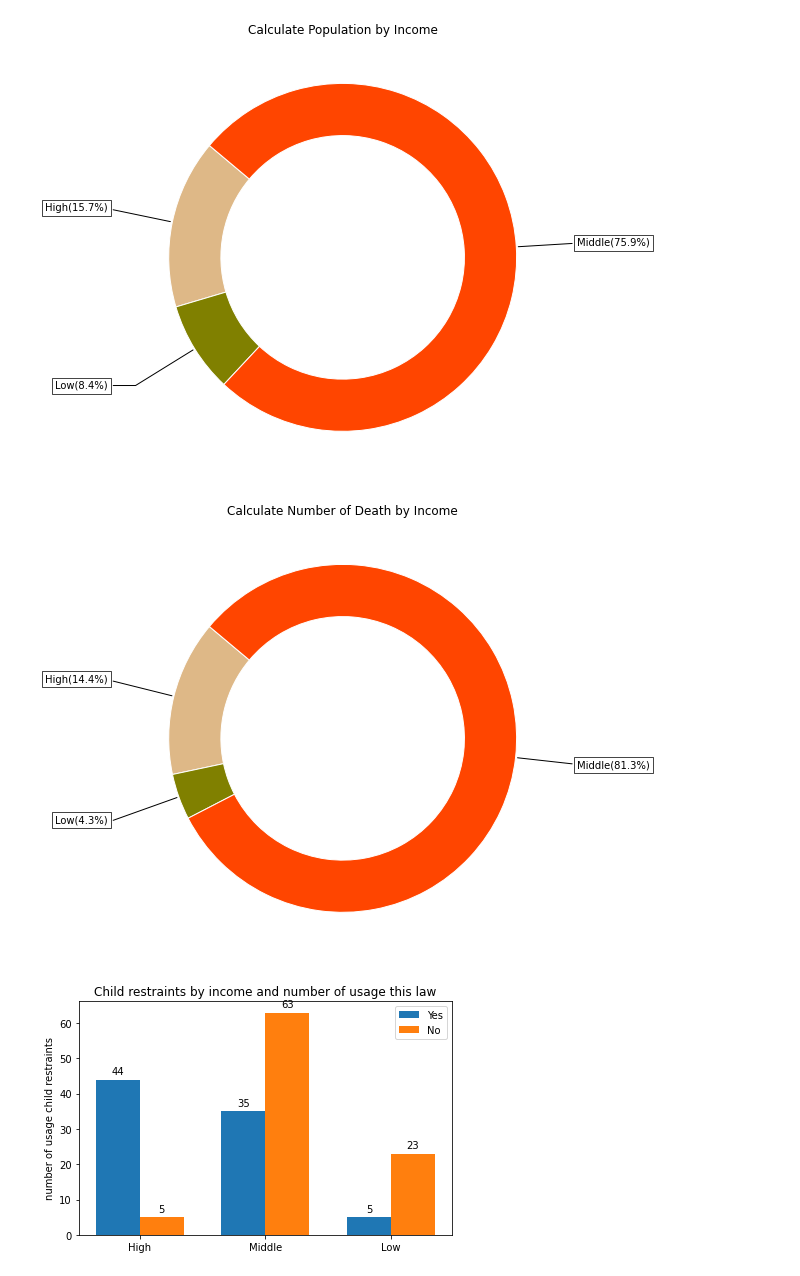
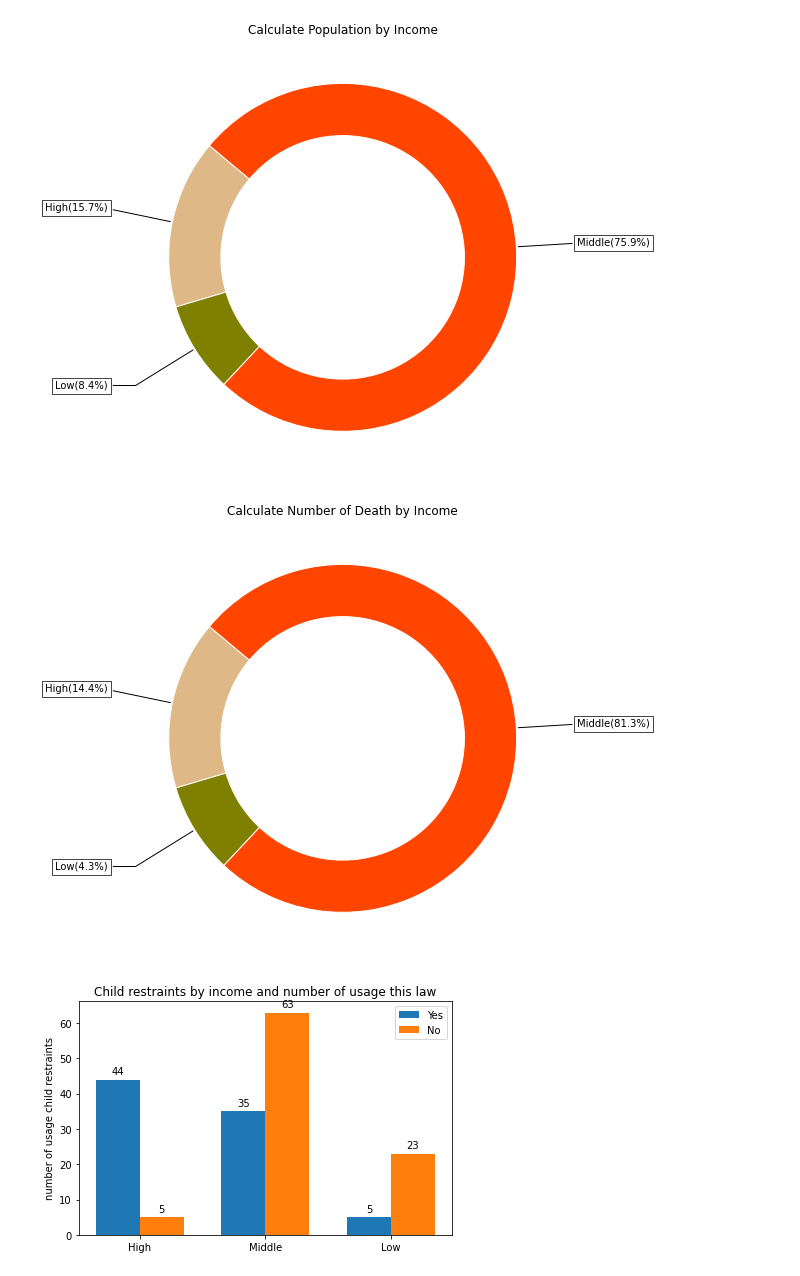
Before and after one commit to cyrusauyeungc/Project_01, a Jupyter notebook: main_parastoo.ipynb, the cells around one changed output. Saved outputs shown, nothing was run; the diff lists cells and outputs as text; code cells hidden in the pictures.

```diff
--- a/main_parastoo.ipynb
+++ b/main_parastoo.ipynb
@@ -313,35 +313,35 @@ plt.show()
 # DounutPlot to calculate number of death by income
 fig, ax = plt.subplots(figsize=(8, 8), subplot_kw=dict(aspect="equal"))
 
 recipe = ["High(14.4%)",
           "Low(4.3%)",
           "Middle(81.3%)",
           ]
 
-data = df_raw_type.groupby("Income levelc")["Reported number of road traffic deaths"].sum()
+data = df_raw_type.groupby("Income levelc")["Population numbers for 2016a"].sum()
 colors = ["burlywood", "olive", "orangered"]
 wedges, texts = ax.pie(data, wedgeprops=dict(width=0.5), startangle=140,colors=colors)
 
 bbox_props = dict(boxstyle="square,pad=0.3", fc="w", ec="k", lw=0.72)
 kw = dict(arrowprops=dict(arrowstyle="-"),
           bbox=bbox_props, zorder=0, va="center")
 plt.setp( wedges, width=0.3, edgecolor='white')
 
 for i, p in enumerate(wedges):
     ang = (p.theta2 - p.theta1)/2. + p.theta1
     y = np.sin(np.deg2rad(ang))
     x = np.cos(np.deg2rad(ang))
     horizontalalignment = {-1: "right", 1: "left"}[int(np.sign(x))]
     connectionstyle = "angle,angleA=0,angleB={}".format(ang)
     kw["arrowprops"].update({"connectionstyle": connectionstyle})
     ax.annotate(recipe[i], xy=(x, y), xytext=(1.35*np.sign(x), 1.4*y),
                 horizontalalignment=horizontalalignment, **kw)
 
 ax.set_title("Calculate Number of Death by Income",fontsize=12)
 plt.savefig("output_data/piechart_deathsbyincome.png")
 plt.show()
 # %% [output]
-[figure, old version]
+[figure, new version]
 # %%
 # Bar chart to present income levels and child restraints
 labels = ['High', 'Middle', 'Low']
```
Also changed, not shown: parts of 1 cell of this notebook, 3 other files.
